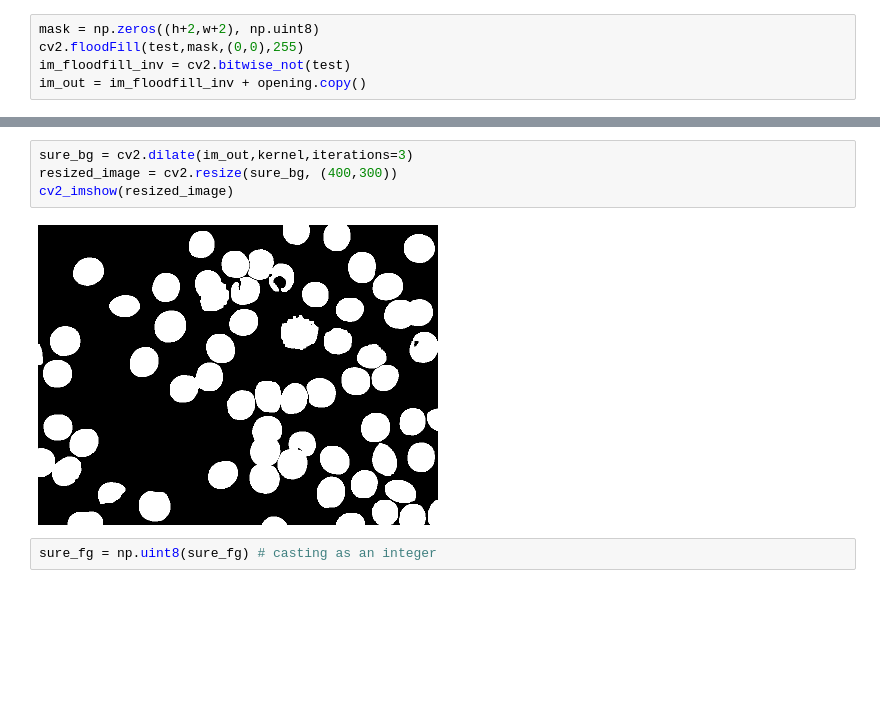
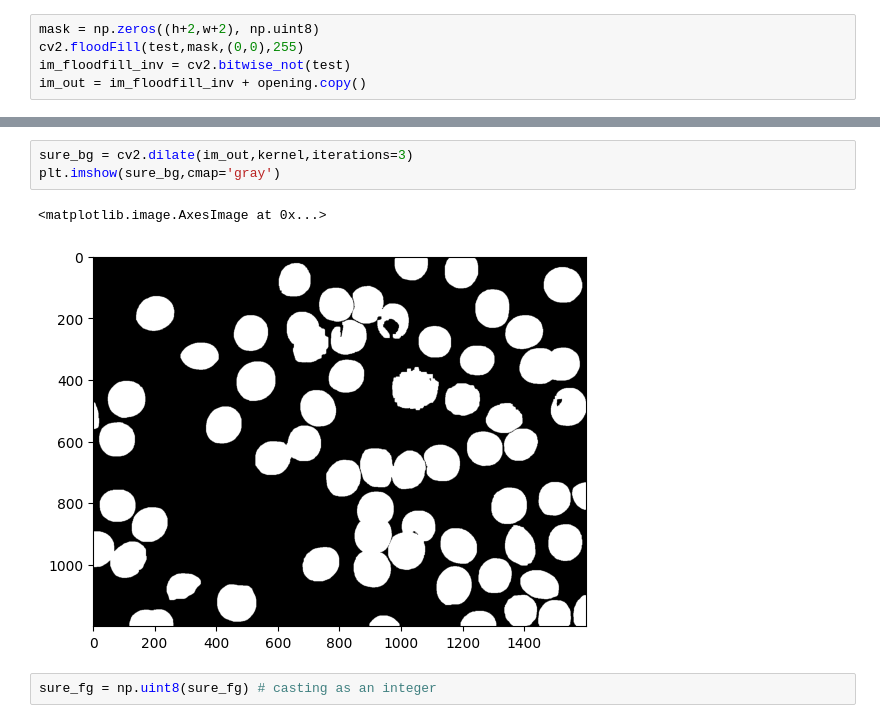
Before and after one commit to o-bissing/blood_cell_segmentation, a Jupyter notebook: Image_segmentation5.ipynb, the cells around one changed output, grey strips where cells are left out. Saved outputs shown, nothing was run; the diff lists cells and outputs as text; blank space fills up the shorter version.

```diff
--- a/Image_segmentation5.ipynb
+++ b/Image_segmentation5.ipynb
@@ -72,9 +88,9 @@ cv2_imshow(resized_image)
 # %%
 sure_bg = cv2.dilate(im_out,kernel,iterations=3)
-resized_image = cv2.resize(sure_bg, (400,300))
-cv2_imshow(resized_image)
+plt.imshow(sure_bg,cmap='gray')
 # %% [output]
+<matplotlib.image.AxesImage at 0x...>
-[figure, old version]
+[figure, new version]
 # %%
 sure_fg = np.uint8(sure_fg) # casting as an integer
 # %%
```
Also changed, not shown: parts of 26 cells of this notebook.
